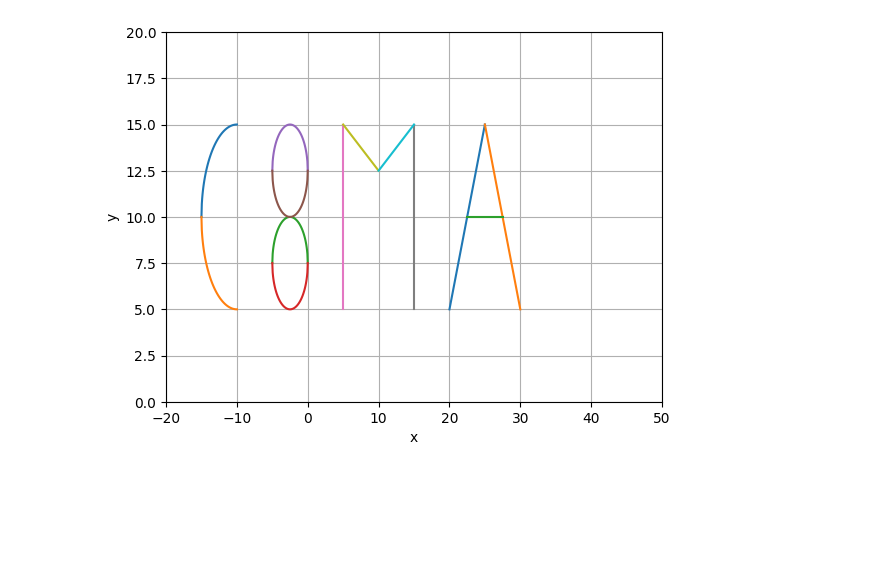
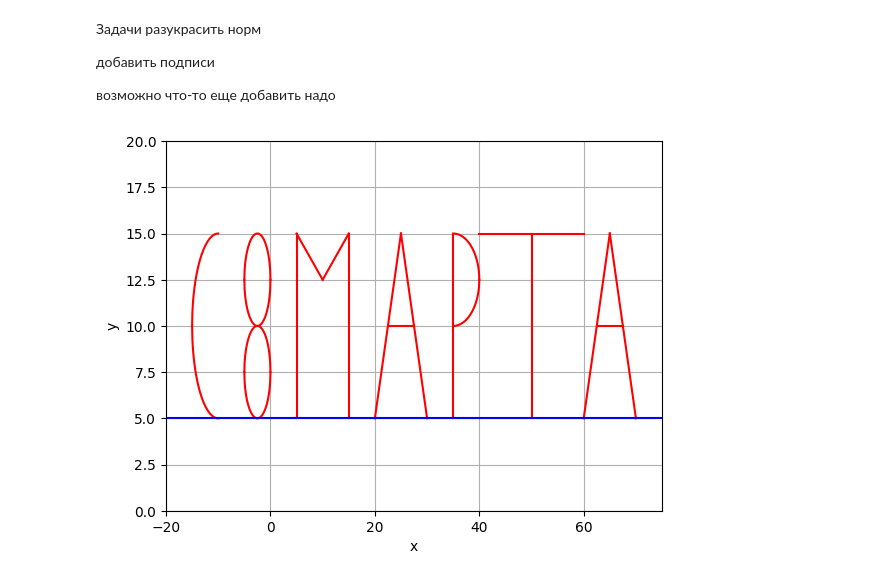
Before and after one commit to fardsnog2/ML_vvsu, a Jupyter notebook: happy.ipynb, the cells around one changed output. Saved outputs shown, nothing was run; the diff lists cells and outputs as text; code cells hidden in the pictures; blank space fills up the shorter version.

```diff
--- a/happy.ipynb
+++ b/happy.ipynb
@@ -71,26 +121,41 @@ y_p_a = palka_y(x_p_a)
+# %% [markdown]
+Задачи разукрасить норм
+
+добавить подписи
+
+возможно что-то еще добавить надо
 # %%
-plt.xlim(-20, 50)
+plt.xlim(-20, 75)
 plt.ylim(0,20)
 
-plt.plot(x, y)  # Строим график
-plt.plot(x, y1)
-plt.plot(x_e, y_e)
-plt.plot(x_e, y_e_m)
-plt.plot(x_e, y_e_s)
-plt.plot(x_e, y_e_m_s)
-plt.plot(x_pal, y_pal)
-plt.plot(x_pal_sec, y_pal)
-plt.plot(x_v, y_v)
-plt.plot(x_v_p, y_v_p)
-plt.plot(a_l, y_l)
-plt.plot(a_r, y_r)
-plt.plot(x_p_a, y_p_a)
+plt.plot(x, y,color='red')
+plt.plot(x, y1,color='red')
+plt.plot(x_e, y_e,color='red')
+plt.plot(x_e, y_e_m,color='red')
+plt.plot(x_e, y_e_s,color='red')
+plt.plot(x_e, y_e_m_s,color='red')
+plt.plot(x_pal, y_pal,color='red')
+plt.plot(x_pal_sec, y_pal,color='red')
+plt.plot(x_v, y_v,color='red')
+plt.plot(x_v_p, y_v_p,color='red')
+plt.plot(a_l, y_l,color='red')
+plt.plot(a_r, y_r,color='red')
+plt.plot(x_p_a, y_p_a,color='red')
+plt.plot(x_r_palka, y_r_palka,color='red')
+plt.plot(x_r_circle, y_r_circle_f,color='red')
+plt.plot(x_r_circle, y_r_circle_s,color='red')
+plt.plot(x_t_palka, y_t_palka,color='red')
+plt.plot(x_t_palka_gor, y_t_palka_gor,color='red')
+
+plt.plot(a_l_last, y_l_last,color='red')
+plt.plot(a_r_last, y_r_last,color='red')
+plt.plot(x_r_palka_last, y_r_palka_last,color='red')
+plt.plot(np.linspace(-20, 75, 100),[5]*100,color='blue')
 plt.xlabel('x')  # Метка оси x
 plt.ylabel('y')  # Метка оси y
-# plt.title('График уравнения y = x^2')  # Заголовок графика
 
 plt.grid(True)  # Включаем сетку
 
 plt.show()  # Отображаем график
 # %% [output]
-[figure, old version]
+[figure, new version]
```
Also changed, not shown: parts of 2 cells of this notebook.
